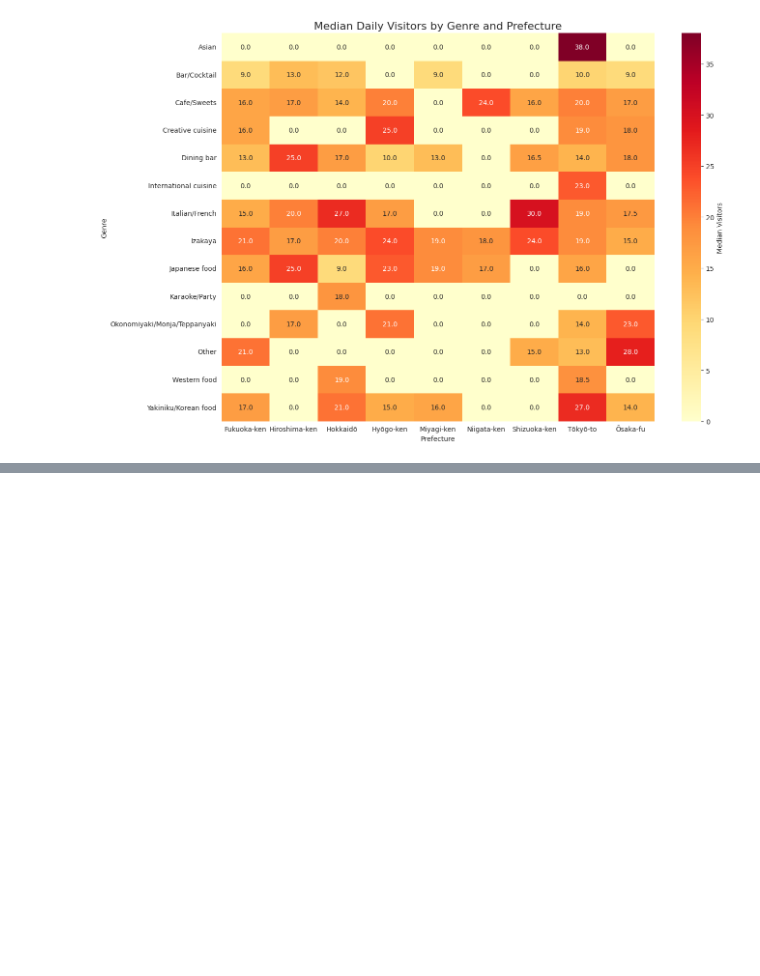
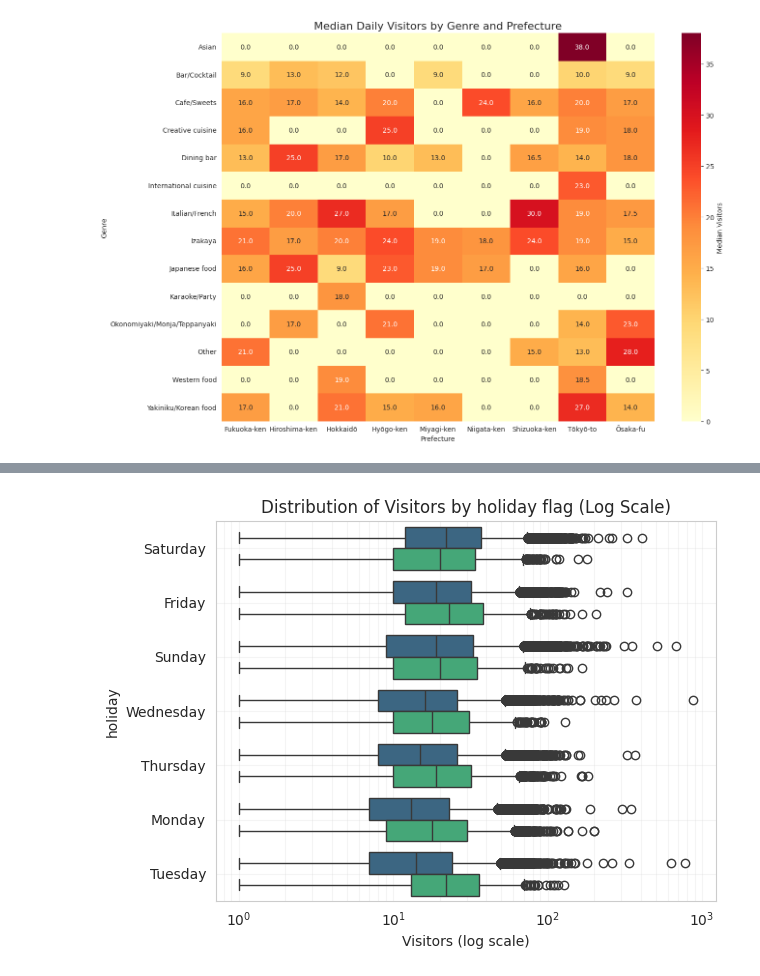
Before and after one commit to alxdrzd/restaurant-visitor-eda, a Jupyter notebook: notebooks/01_eda.ipynb, the cells around one changed output, grey strips where cells are left out. Saved outputs shown, nothing was run; the diff lists cells and outputs as text; code cells hidden in the pictures; blank space fills up the shorter version.

```diff
--- a/notebooks/01_eda.ipynb
+++ b/notebooks/01_eda.ipynb
@@ -230,0 +264,6 @@ plot_visitors_heatmap(pd.merge(df_air_visit_data, df_air_store_info, on='air_sto
+# %%
+from restaurant_visitor_eda.plots import plot_visitors_boxplot_air_by_holiday_and_day
+
+plot_visitors_boxplot_air_by_holiday_and_day(df_joined_for_day_of_week_holidays)
+# %% [output]
+[figure, added]
```
Also changed, not shown: parts of 6 cells of this notebook.
